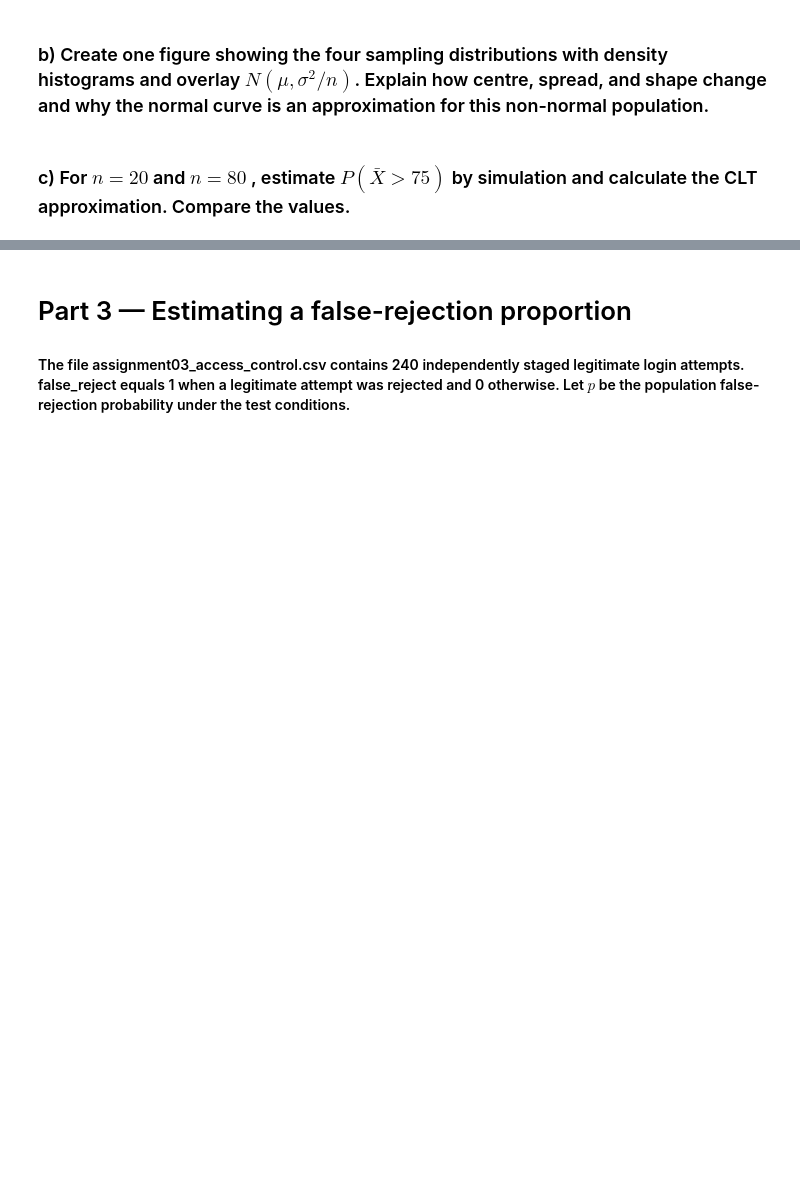
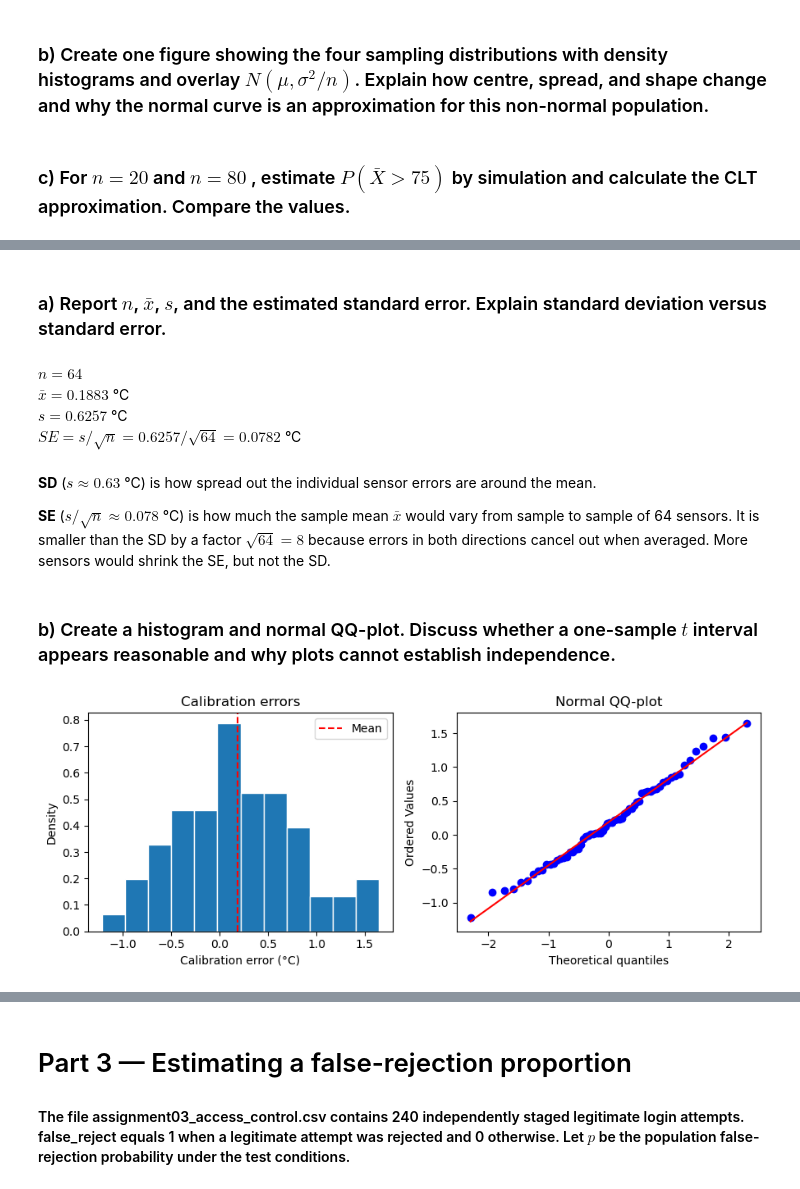
Before and after one commit to Fanticel/STA1, a Jupyter notebook: Asg3/Asg.ipynb, the cells around one changed output, grey strips where cells are left out. Cells and saved outputs as stored; diff of their text form; code cells hidden in the pictures; blank space fills up the shorter version.

Commit message:
assignment 3 part 2

```diff
--- a/Asg3/Asg.ipynb
+++ b/Asg3/Asg.ipynb
@@ -19,0 +25,4 @@ import math
+# %%
+sc = pd.read_csv("assignment03_sensor_calibration.csv")
+err = sc['calibration_error_c']
+sc.head(5)
@@ -19,0 +36,43 @@ import math
+# %% [markdown]
+### a) Report $n$, $\bar x$, $s$, and the estimated standard error. Explain standard deviation versus standard error.
+# %%
+n_e = len(err)
+xbar = err.mean()
+s = err.std(ddof=1)
+se = s / np.sqrt(n_e)
+
+display(Markdown(f'''
+$n = {n_e}$ \\
+$\\bar x = {xbar:.4f}$ °C \\
+$s = {s:.4f}$ °C \\
+$SE = s/\\sqrt n = {s:.4f}/\\sqrt{{{n_e}}} = {se:.4f}$ °C
+'''))
+# %% [output]
+
+$n = 64$ \
+$\bar x = 0.1883$ °C \
+$s = 0.6257$ °C \
+$SE = s/\sqrt n = 0.6257/\sqrt{64} = 0.0782$ °C
+# %% [markdown]
+**SD** ($s \approx 0.63$ °C) is how spread out the individual sensor errors are around the mean.
+
+**SE** ($s/\sqrt n \approx 0.078$ °C) is how much the sample mean $\bar x$ would vary from sample to sample of 64 sensors. It is smaller than the SD by a factor $\sqrt{64} = 8$ because errors in both directions cancel out when averaged. More sensors would shrink the SE, but not the SD.
+# %% [markdown]
+### b) Create a histogram and normal QQ-plot. Discuss whether a one-sample $t$ interval appears reasonable and why plots cannot establish independence.
+# %%
+fig, axes = plt.subplots(1, 2, figsize=(9, 3.6))
+
+axes[0].set_title("Calibration errors")
+axes[0].hist(err, bins=12, density=True, edgecolor="white")
+axes[0].axvline(xbar, color="red", linestyle="--", label="Mean")
+axes[0].set_xlabel("Calibration error (°C)")
+axes[0].set_ylabel("Density")
+axes[0].legend()
+
+stats.probplot(err, dist="norm", plot=axes[1])
+axes[1].set_title("Normal QQ-plot")
+
+plt.tight_layout()
+plt.show()
+# %% [output]
+[figure, added]
```
Also changed, not shown: parts of 18 cells of this notebook, 1 other file.
